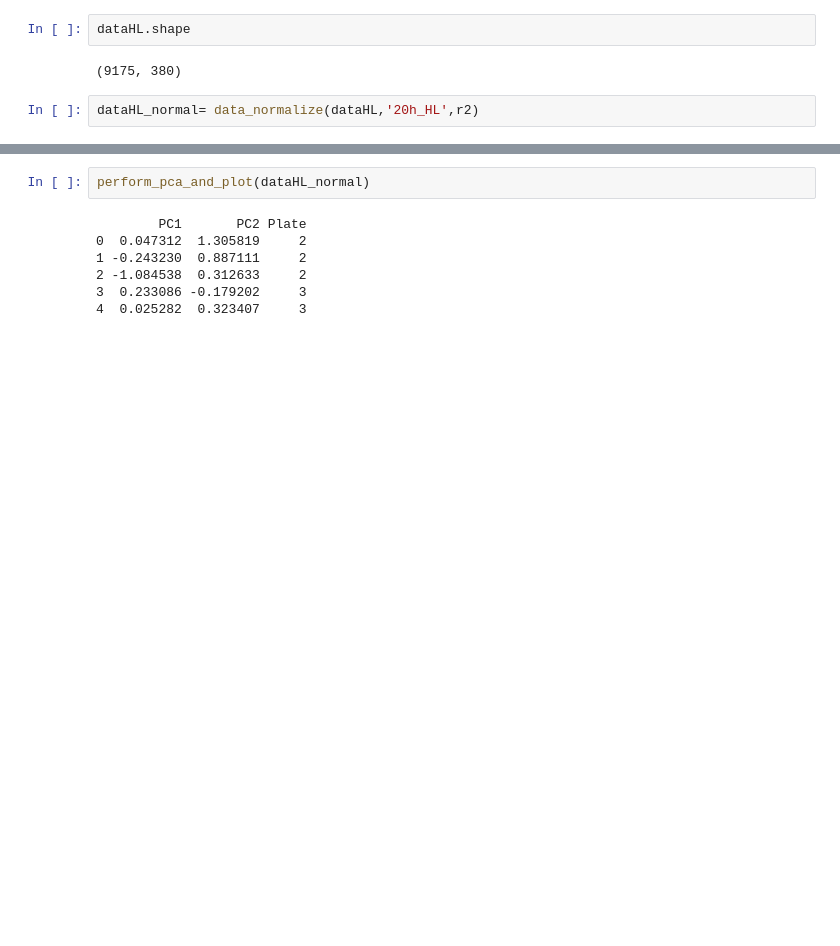
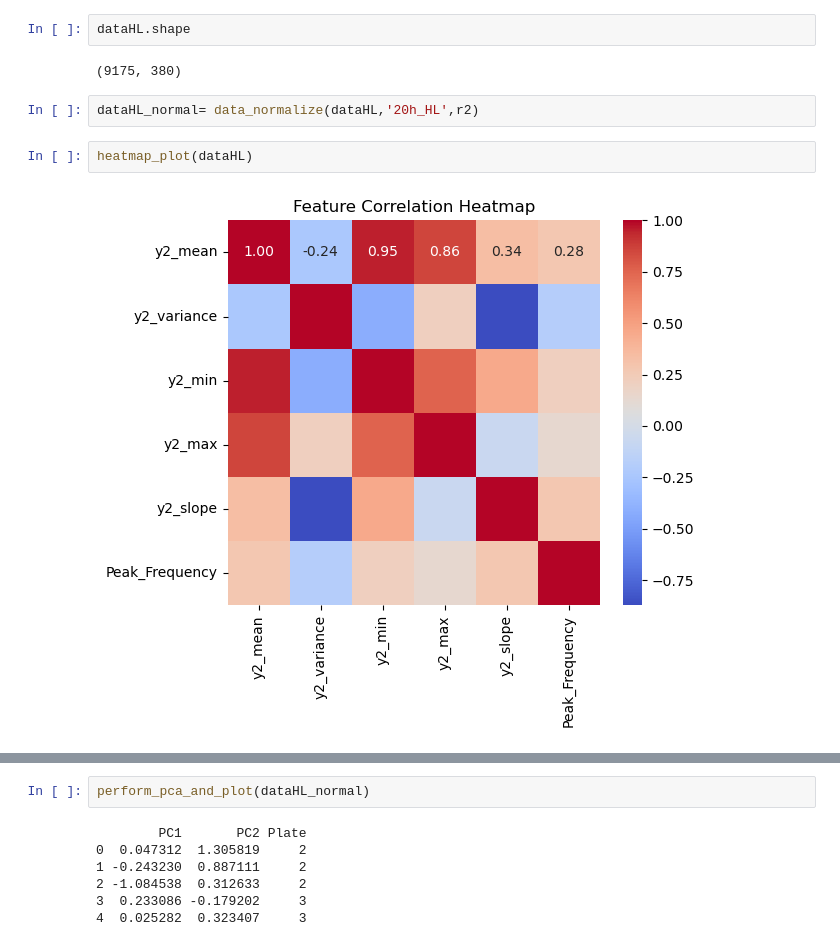
Before and after one commit to Lrs00/gene, a Jupyter notebook: Mixed_Effect_WT.ipynb, the cells around one changed output, grey strips where cells are left out. Cells and saved outputs as stored; diff of their text form; blank space fills up the shorter version.

```diff
--- a/Mixed_Effect_WT.ipynb
+++ b/Mixed_Effect_WT.ipynb
@@ -480,6 +501,10 @@ dataHL.shape
 (9175, 380)
 # %%
 dataHL_normal= data_normalize(dataHL,'20h_HL',r2)
+# %%
+heatmap_plot(dataHL)
+# %% [output]
+[figure, added]
 # %%
 heatmap_plot(dataHL_normal)
 # %% [output]
```
Also changed, not shown: parts of 49 cells of this notebook.
